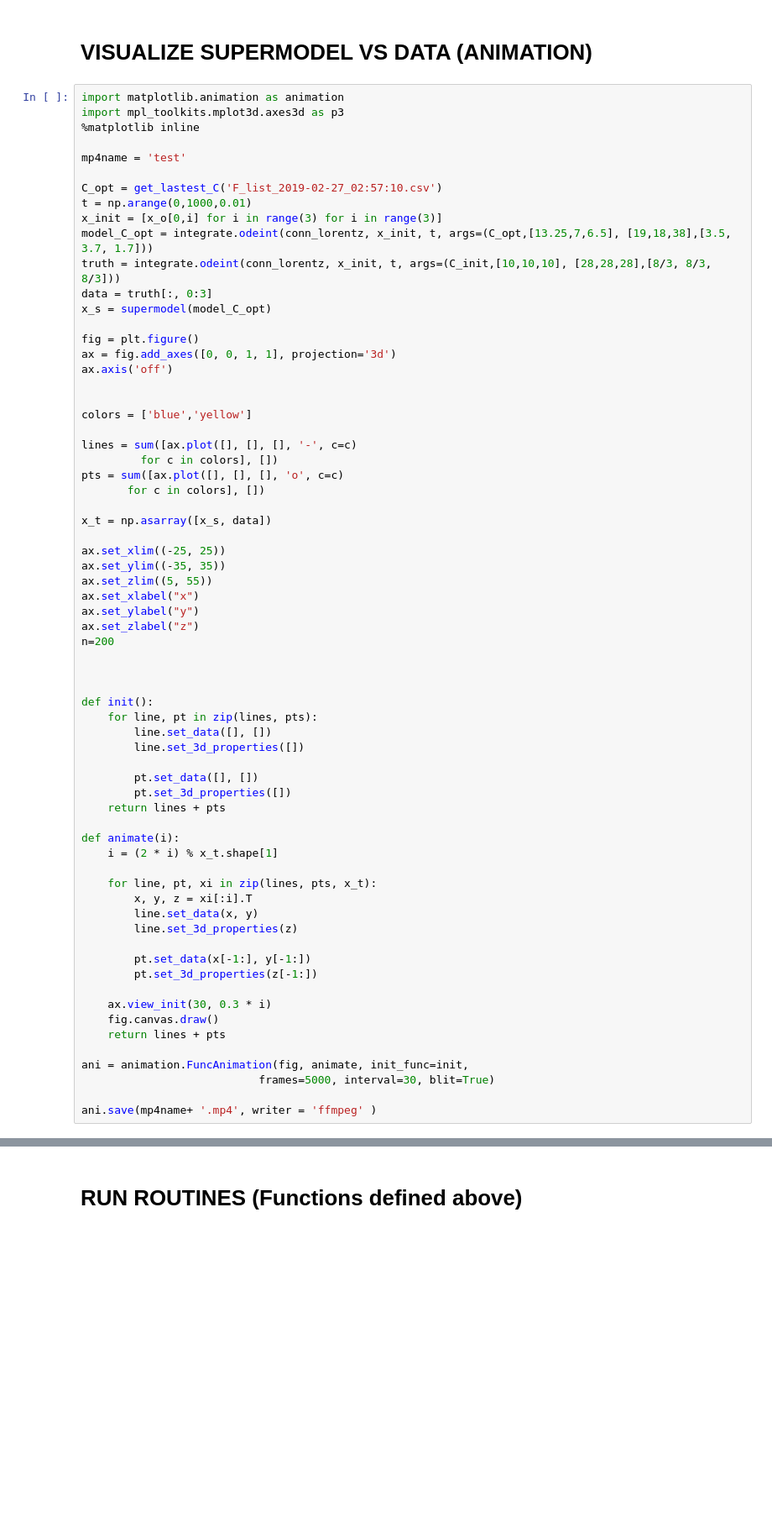
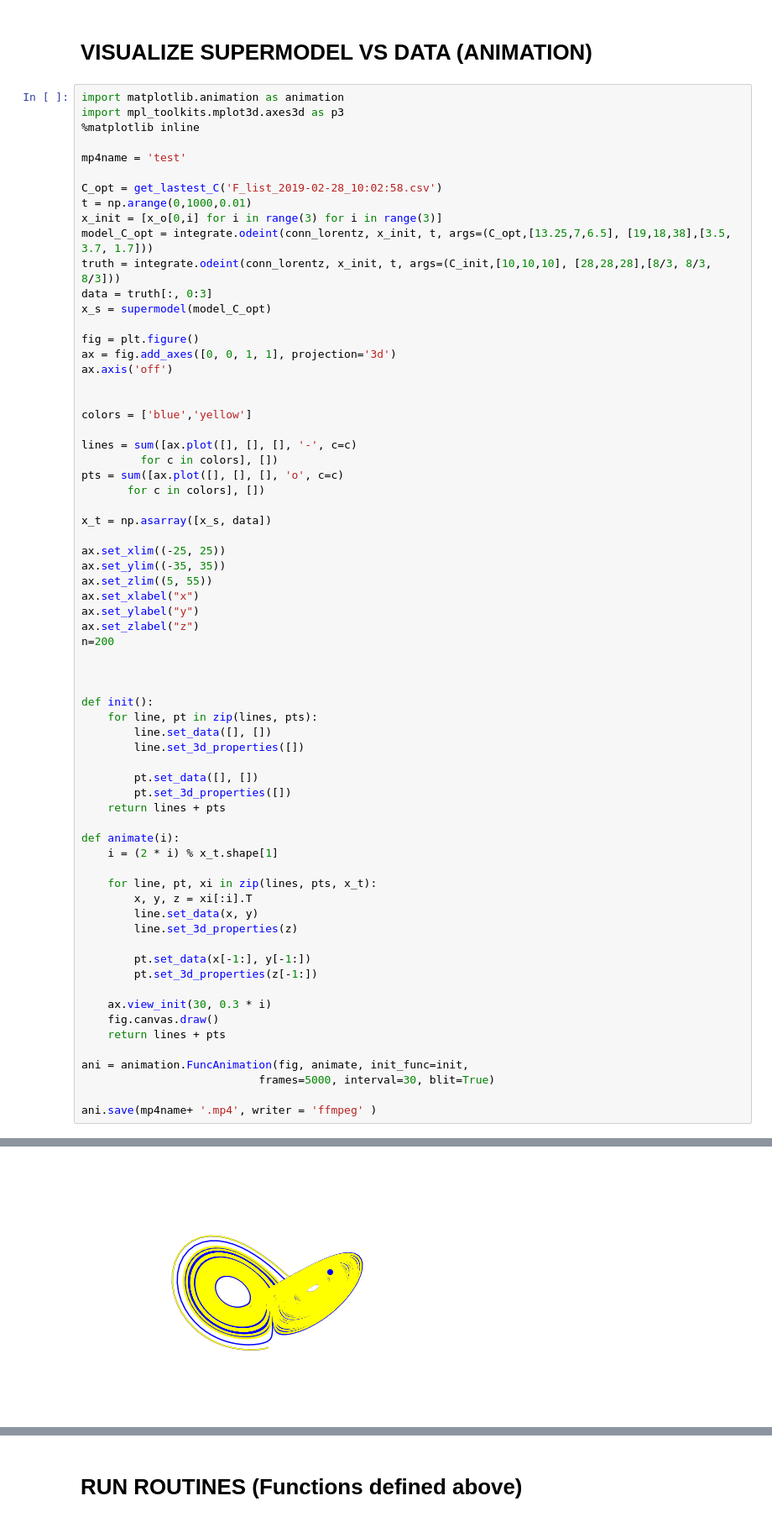
Before and after one commit to alexstoken/math485supermodels, a Jupyter notebook: find_min_C.ipynb, the cells around one changed output, grey strips where cells are left out. Shown at 84% size. Cells and saved outputs as stored; diff of their text form; blank space fills up the shorter version.

```diff
--- a/find_min_C.ipynb
+++ b/find_min_C.ipynb
@@ -198,7 +218,7 @@ import mpl_toolkits.mplot3d.axes3d as p3
 
 mp4name = 'test'
 
-C_opt = get_lastest_C('F_list_2019-02-27_02:57:10.csv')
+C_opt = get_lastest_C('F_list_2019-02-28_10:02:58.csv')
 t = np.arange(0,1000,0.01)
 x_init = [x_o[0,i] for i in range(3) for i in range(3)]
 model_C_opt = integrate.odeint(conn_lorentz, x_init, t, args=(C_opt,[13.25,7,6.5], [19,18,38],[3.5, 3.7, 1.7]))
@@ -262,0 +282 @@ NameError: name 'C_init' is not defined
+[figure, added]
```
Also changed, not shown: parts of 13 cells of this notebook, 5 other files.
